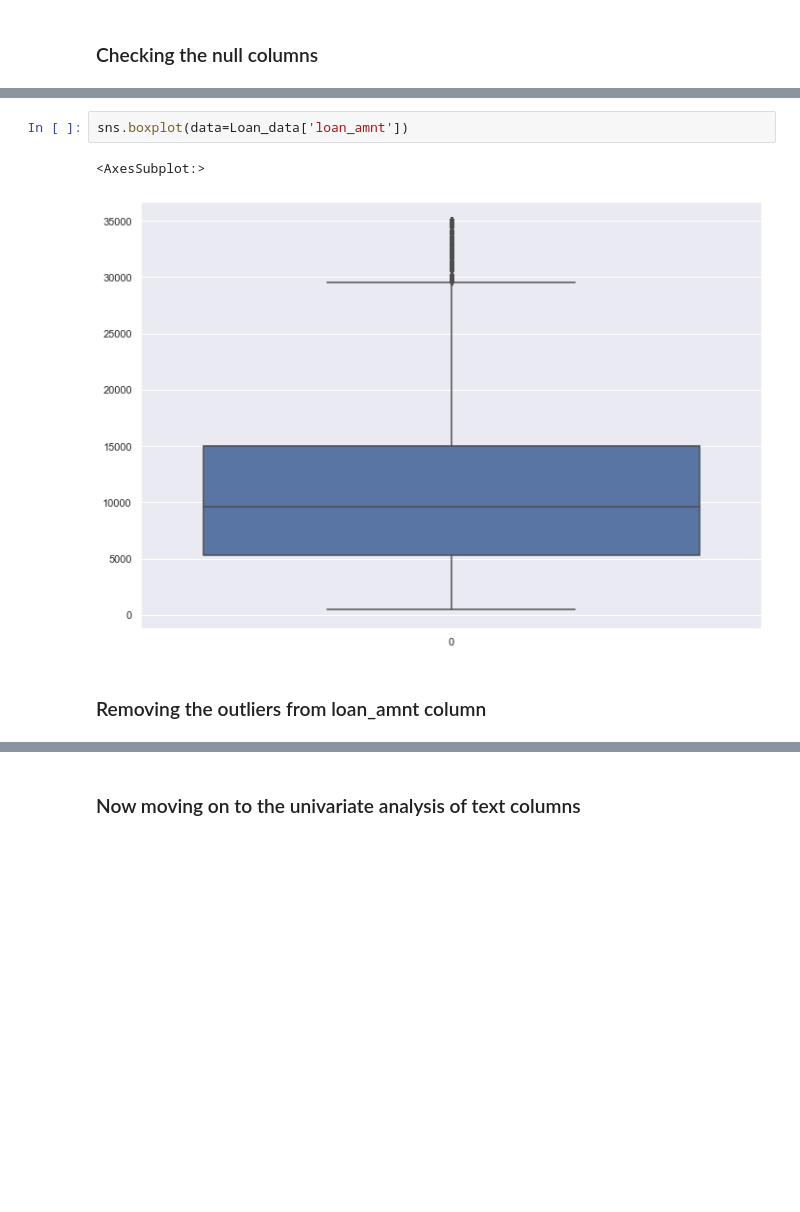
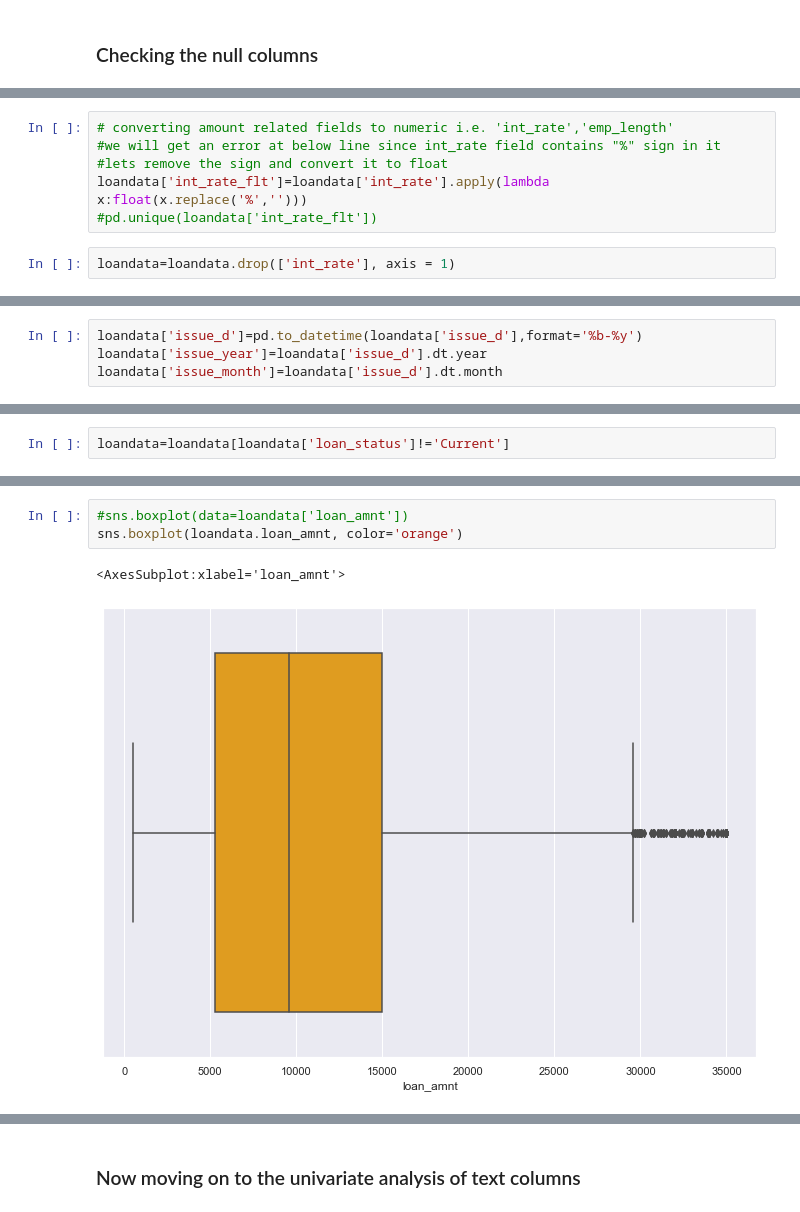
Before and after one commit to simplyshravan/Lending_Club_Case_Study, a Jupyter notebook: Shravan_Kumar_Yadav.ipynb, the cells around one changed output, grey strips where cells are left out. Drawn from its saved outputs; the diff is of its cells as text; blank space fills up the shorter version.

```diff
--- a/Shravan_Kumar_Yadav.ipynb
+++ b/Shravan_Kumar_Yadav.ipynb
@@ -275,0 +257,8 @@ Loan_data=Loan_data[Loan_data['loan_status']!='Current']
+# %%
+# converting amount related fields to numeric i.e. 'int_rate','emp_length'
+#we will get an error at below line since int_rate field contains "%" sign in it
+#lets remove the sign and convert it to float
+loandata['int_rate_flt']=loandata['int_rate'].apply(lambda x:float(x.replace('%','')))
+#pd.unique(loandata['int_rate_flt'])
+# %%
+loandata=loandata.drop(['int_rate'], axis = 1)
@@ -275,0 +267,4 @@ Loan_data=Loan_data[Loan_data['loan_status']!='Current']
+# %%
+loandata['issue_d']=pd.to_datetime(loandata['issue_d'],format='%b-%y')
+loandata['issue_year']=loandata['issue_d'].dt.year
+loandata['issue_month']=loandata['issue_d'].dt.month
@@ -275,0 +279,2 @@ Loan_data=Loan_data[Loan_data['loan_status']!='Current']
+# %%
+loandata=loandata[loandata['loan_status']!='Current']
@@ -297,7 +331,6 @@ sns.histplot(Loan_data['loan_amnt'])
 # %%
-sns.boxplot(data=Loan_data['loan_amnt'])
+#sns.boxplot(data=loandata['loan_amnt'])
+sns.boxplot(loandata.loan_amnt, color='orange')
 # %% [output]
-<AxesSubplot:>
+<AxesSubplot:xlabel='loan_amnt'>
-[figure, old version]
+[figure, new version]
-# %% [markdown]
-### Removing the outliers from loan_amnt column
```
Also changed, not shown: parts of 211 cells of this notebook.
